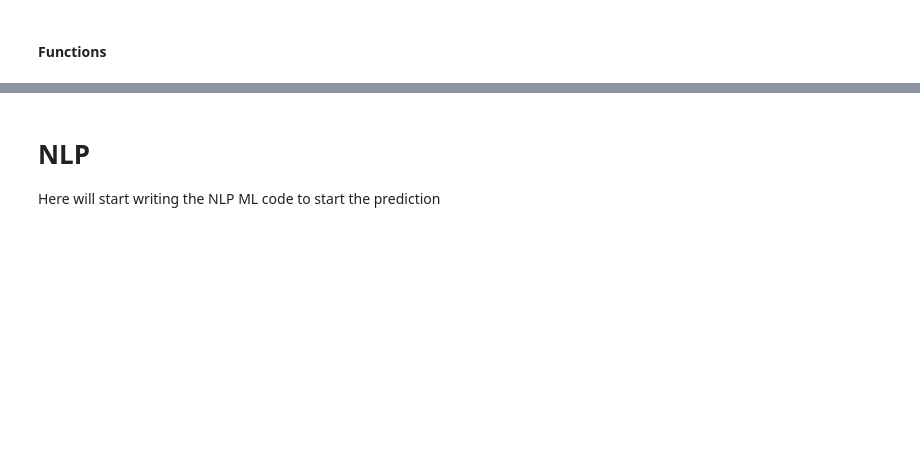
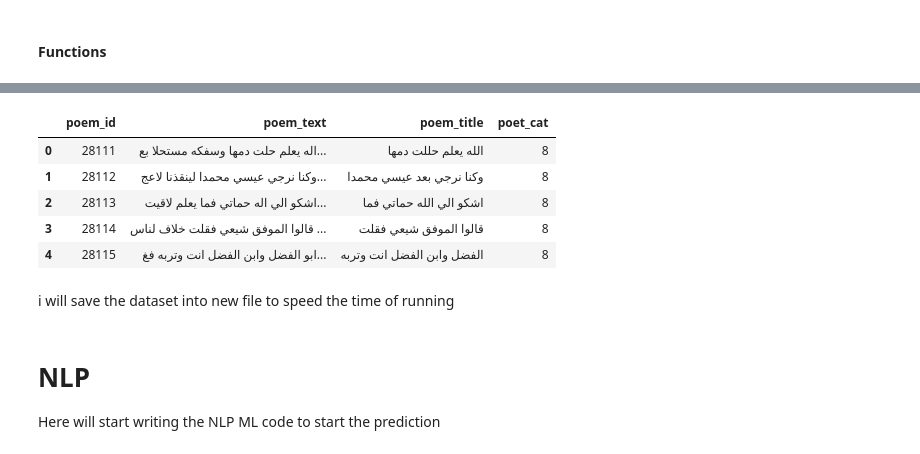
Before and after one commit to alkhonain/arabic_poems, a Jupyter notebook: notebook_1.ipynb, the cells around one changed output, grey strips where cells are left out. Saved outputs shown, nothing was run; the diff lists cells and outputs as text; code cells hidden in the pictures; blank space fills up the shorter version.

```diff
--- a/notebook_1.ipynb
+++ b/notebook_1.ipynb
@@ -383,0 +497,11 @@ normalize_arabic(test)
+# %%
+test_df.head()
+# %% [output]
+|  | poem_id | poem_text | poem_title | poet_cat |
+| 0 | 28111 | اله يعلم حلت دمها وسفكه مستحلا بع... | الله يعلم حللت دمها | 8 |
+| 1 | 28112 | وكنا نرجي عيسي محمدا لينقذنا لاعج... | وكنا نرجي بعد عيسي محمدا | 8 |
+| 2 | 28113 | اشكو الي اله حماتي فما يعلم لاقيت... | اشكو الي الله حماتي فما | 8 |
+| 3 | 28114 | قالوا الموفق شيعي فقلت خلاف لناس ... | قالوا الموفق شيعي فقلت | 8 |
+| 4 | 28115 | ابو الفضل وابن الفضل انت وتربه فغ... | الفضل وابن الفضل انت وتربه | 8 |
+# %% [markdown]
+i will save the dataset into new file to speed the time of running
```
Also changed, not shown: parts of 16 cells of this notebook, 2 other files.
